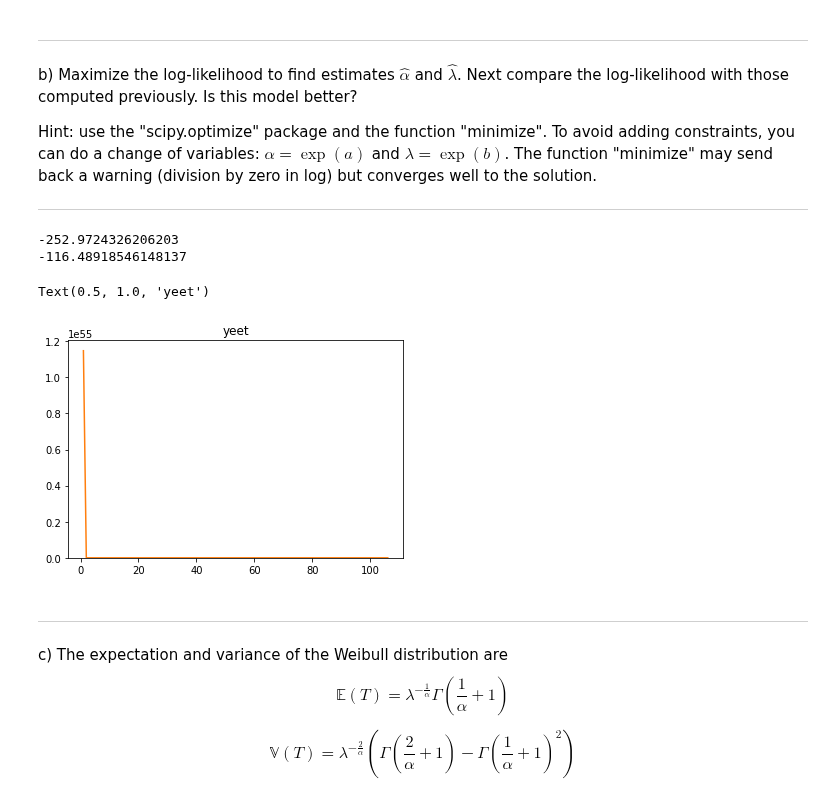
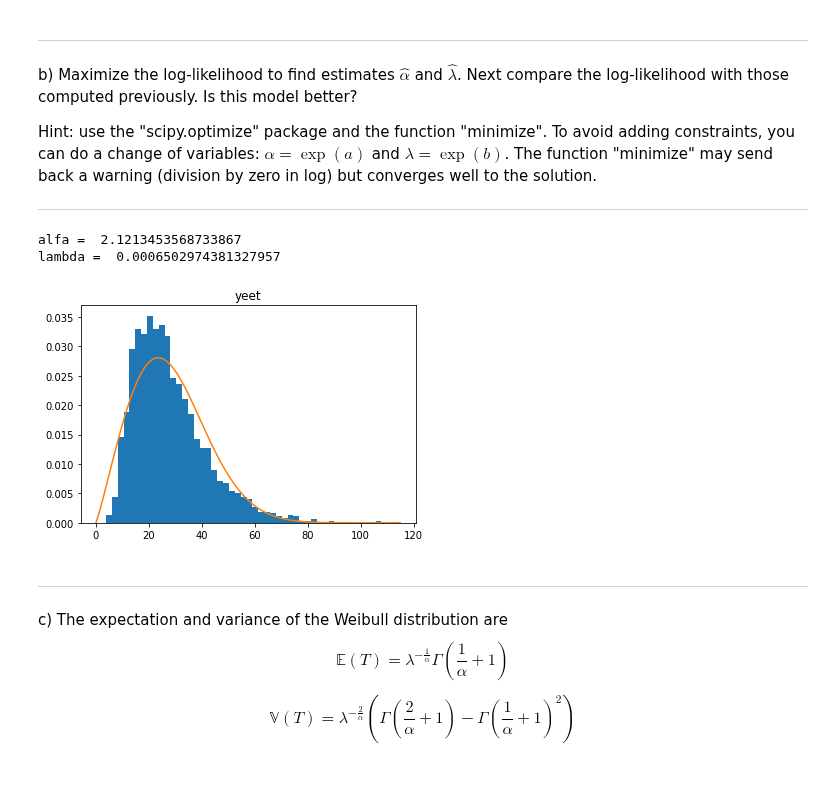
Before and after one commit to evandieren/Statistics-and-Data-Science-LEPL1109, a Jupyter notebook: Hackathon1.ipynb, the cells around one changed output. Drawn from its saved outputs; the diff is of its cells as text; code cells hidden in the pictures.

Commit message:
YEET but this time it means it works

```diff
--- a/Hackathon1.ipynb
+++ b/Hackathon1.ipynb
@@ -191,21 +186,29 @@ Hint: use the "scipy.optimize" package and the function "minimize". To avoid add
 ------------------------------------------------------------------------------------------------------
 # %%
 from scipy import optimize
-x0 = [1,1/28]
-a_weilbull, l_weilbull = optimize.minimize(log_likelihood_Weibull,x0,(data,)).x
 
-print(a_weilbull)
-print(l_weilbull)
+def opti_weibull(yeet,data):
+    a,b = yeet
+    ea,eb= np.exp(yeet)
+    y = np.log(data)*(ea-1)-eb*np.power(data,ea)+ a + b
+    return -float(np.sum(y))
+
+ab0 = np.log([1,1/28])
+
+alfa_weilbull, lambda_weilbull = np.exp(optimize.minimize(opti_weibull,ab0,data).x)
+
+print("alfa = ",alfa_weilbull)
+print("lambda = ",lambda_weilbull)
 
 x = np.arange(0,np.max(data)[0]+1)
 plt.hist(data,bins=50,density=True)
-plt.plot(Weibull_pdf(x,a_weilbull,l_weilbull))
+plt.plot(Weibull_pdf(x,alfa_weilbull,lambda_weilbull))
 plt.title("yeet")
+plt.show()
 # %% [output]
--252.9724326206203
--116.48918546148137
+alfa =  2.1213453568733867
+lambda =  0.0006502974381327957
-Text(0.5, 1.0, 'yeet')
-[figure, old version]
+[figure, new version]
 # %% [markdown]
 ------------------------------------------------------------------------------------------------------
 
```
Also changed, not shown: parts of 4 cells of this notebook, 1 other file.
